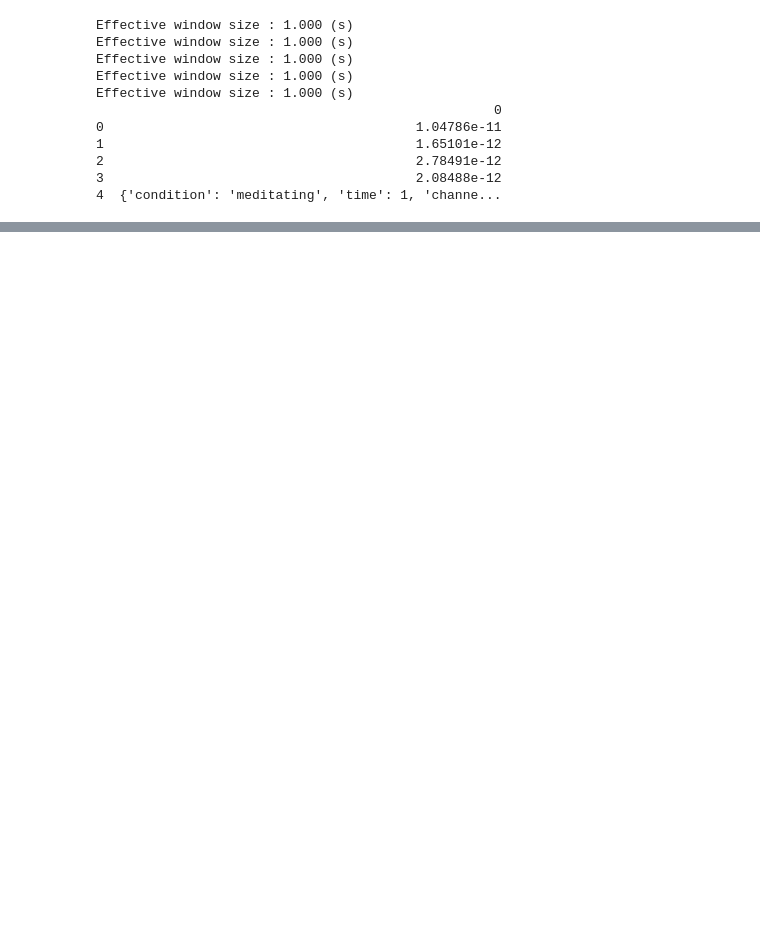
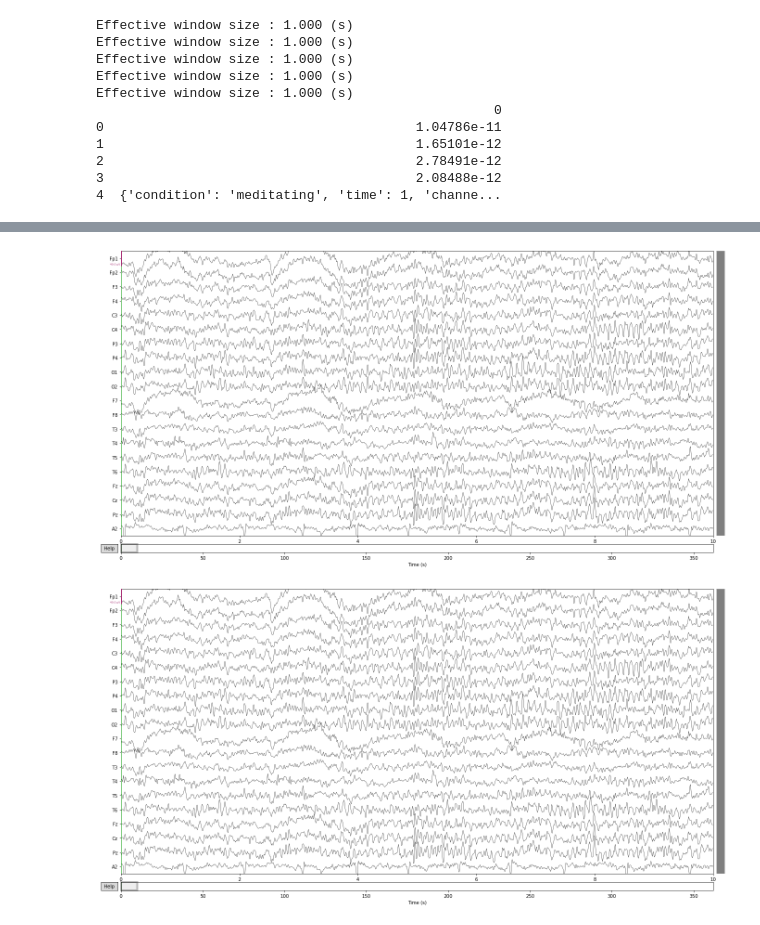
Before and after one commit to barlehmann/EEG_State_Discrimination, a Jupyter notebook: ml_code_draft1.ipynb, the cells around one changed output, grey strips where cells are left out. Drawn from its saved outputs; the diff is of its cells as text; code cells hidden in the pictures; blank space fills up the shorter version.

```diff
--- a/ml_code_draft1.ipynb
+++ b/ml_code_draft1.ipynb
@@ -27,9 +27,9 @@ from mne.viz import plot_sensors_connectivity
 
 mne.sys_info()
 # took out montage = depreciated in argument of below
-mne.io.read_raw_edf('/Users/barlehmann/desktop/AusEC.edf', eog=None, misc=None, stim_channel='auto', exclude=(), preload=True, verbose=None)
-raw = mne.io.read_raw_edf('/Users/barlehmann/desktop/AusEC.edf')
-
+#mne.io.read_raw_edf(r"C:\Users\barle\Downloads/AusEC.edf", eog=None, misc=None, stim_channel='auto', exclude=(), preload=True, verbose=None)
+raw = mne.io.read_raw_edf(r"C:\Users\barle\Downloads/AusEC.edf")
+#r"C:\Users\lenovo\Documents\sample2.txt"
 
 raw.rename_channels(lambda s: s.split(' ')[1].split('-')[0])
 #ch_names = ['fp1', 'fp2', 'f3', 'f4', 'c3', 'c4', 'p3', 'p4', 'o1', 'o2', 'f7', 'f8', 't3', 't4', 't5', 't6', 'fz', 'cz', 'pz']
@@ -156,13 +173,16 @@ Building For loop into Pandas Dataframe using just alpha frequency
 # %%
 
 
-list1 = mne.time_frequency.psd_welch(raw, fmin=8, fmax=12, tmin=0, tmax=5, n_fft=256, n_overlap=0, n_per_seg=None, picks=None, proj=False, n_jobs=1, reject_by_annotation=True, average='mean', verbose=None)
+
+
+k=1
+list1 = mne.time_frequency.psd_welch(raw, fmin=8, fmax=12, tmin=0, tmax=3k, n_fft=256, n_overlap=0, n_per_seg=3, picks=None, proj=False, n_jobs=1, reject_by_annotation=True, average='mean', verbose=None)
 #print(list1)
 #print(list1[0])
 list_alpha=list1[0]
 
 
-
+#tryingt to list out the frequencies for different times, create for loop that does 120
 
 d = []
 for i,n in zip(list_alpha, raw.ch_names):
@@ -178,4 +198,8 @@ for i,n in zip(list_alpha, raw.ch_names):
     )
 
 pd.DataFrame(d)
+
+
+
+    #indexes of interest: 17=fz, 18=Cz, and 19 = Pz
 # %% [output]
@@ -312,0 +2465,8 @@ print(detrended_fluctuation(raw_selection1))   # Detrended fluctuation analysis
+# %%
+#%matplotlib qt
+#%matplotlib inline
+import matplotlib.pyplot as plt
+%matplotlib tk
+#INDICIES FOR CHANNELS: 5=C3, 6=C4,7=P3,  8=P4, Fz=17, Cz=18, Pz=19
+raw.plot()
+# %% [output]
@@ -312,0 +2474,2 @@ print(detrended_fluctuation(raw_selection1))   # Detrended fluctuation analysis
+[figure, added]
+[figure, added]
```
Also changed, not shown: parts of 28 cells of this notebook.
